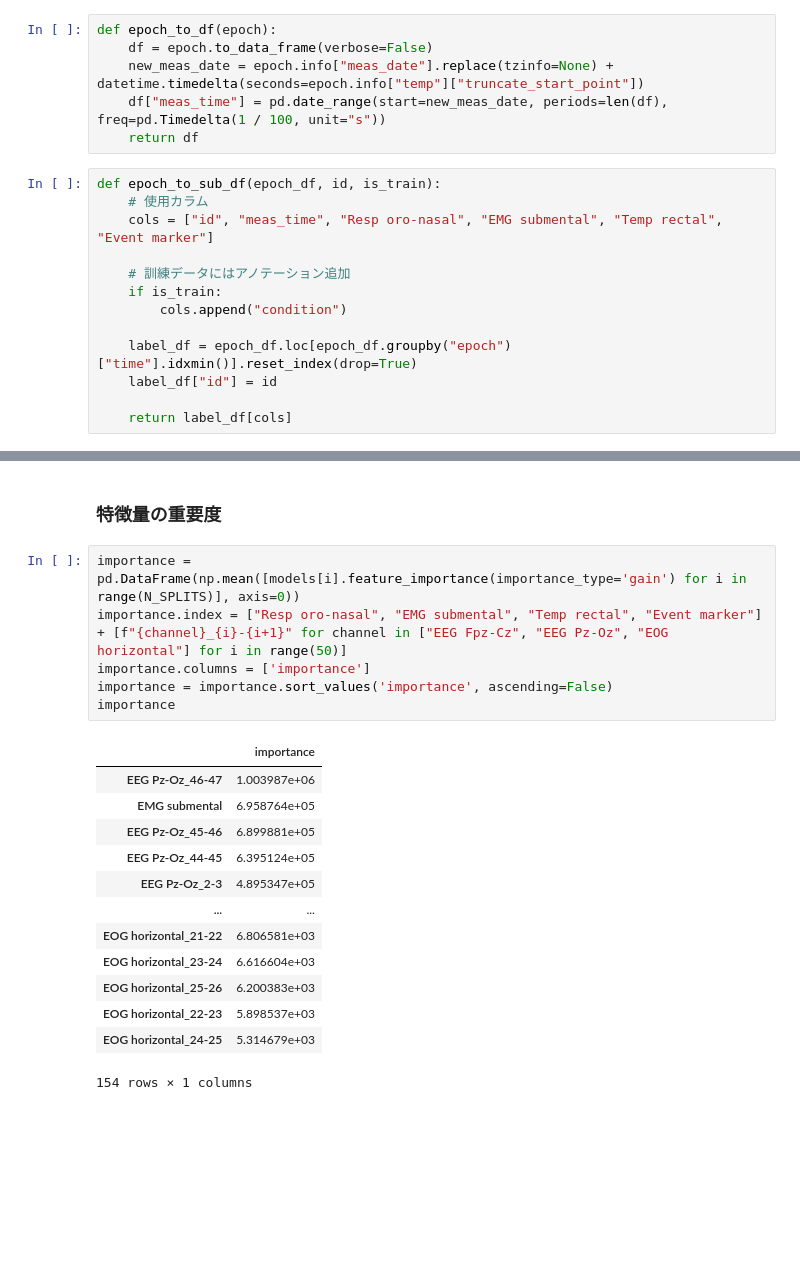
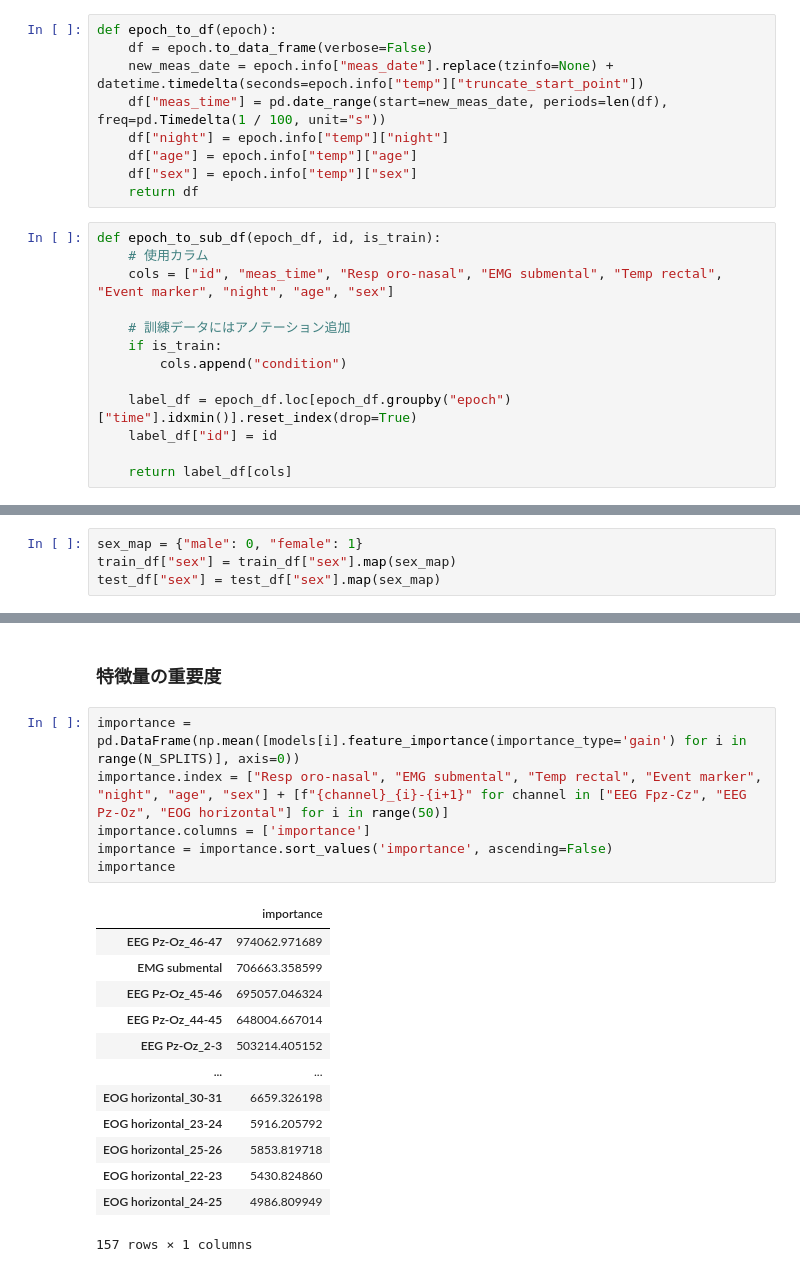
Before and after one commit to Sato-Daichi/Sleep_Stage_Detection, a Jupyter notebook: notebooks/tabular.ipynb, the cells around one changed output, grey strips where cells are left out. Saved outputs shown, nothing was run; the diff lists cells and outputs as text; blank space fills up the shorter version.

```diff
--- a/notebooks/tabular.ipynb
+++ b/notebooks/tabular.ipynb
@@ -15,11 +15,14 @@ def epoch_to_df(epoch):
     df = epoch.to_data_frame(verbose=False)
     new_meas_date = epoch.info["meas_date"].replace(tzinfo=None) + datetime.timedelta(seconds=epoch.info["temp"]["truncate_start_point"])
     df["meas_time"] = pd.date_range(start=new_meas_date, periods=len(df), freq=pd.Timedelta(1 / 100, unit="s"))
+    df["night"] = epoch.info["temp"]["night"]
+    df["age"] = epoch.info["temp"]["age"]
+    df["sex"] = epoch.info["temp"]["sex"]
     return df
 # %%
 def epoch_to_sub_df(epoch_df, id, is_train):
     # 使用カラム
-    cols = ["id", "meas_time", "Resp oro-nasal", "EMG submental", "Temp rectal", "Event marker"]
+    cols = ["id", "meas_time", "Resp oro-nasal", "EMG submental", "Temp rectal", "Event marker", "night", "age", "sex"]
 
     # 訓練データにはアノテーション追加
     if is_train:
@@ -91,6 +94,10 @@ for epoch in tqdm(test_epochs):
     _df = pd.concat([sub_df, feature_df], axis=1)
     test_df.append(pd.concat([sub_df, feature_df], axis=1))
 test_df = pd.concat(test_df)
+# %%
+sex_map = {"male": 0, "female": 1}
+train_df["sex"] = train_df["sex"].map(sex_map)
+test_df["sex"] = test_df["sex"].map(sex_map)
 # %% [markdown]
 ### __学習__
 
@@ -250,24 +257,24 @@ plt.show()
 ### __特徴量の重要度__
 # %%
 importance = pd.DataFrame(np.mean([models[i].feature_importance(importance_type='gain') for i in range(N_SPLITS)], axis=0))
-importance.index = ["Resp oro-nasal", "EMG submental", "Temp rectal", "Event marker"] + [f"{channel}_{i}-{i+1}" for channel in ["EEG Fpz-Cz", "EEG Pz-Oz", "EOG horizontal"] for i in range(50)]
+importance.index = ["Resp oro-nasal", "EMG submental", "Temp rectal", "Event marker", "night", "age", "sex"] + [f"{channel}_{i}-{i+1}" for channel in ["EEG Fpz-Cz", "EEG Pz-Oz", "EOG horizontal"] for i in range(50)]
 importance.columns = ['importance']
 importance = importance.sort_values('importance', ascending=False)
 importance
 # %% [output]
 |  | importance |
-| EEG Pz-Oz_46-47 | 1.003987e+06 |
-| EMG submental | 6.958764e+05 |
-| EEG Pz-Oz_45-46 | 6.899881e+05 |
-| EEG Pz-Oz_44-45 | 6.395124e+05 |
-| EEG Pz-Oz_2-3 | 4.895347e+05 |
+| EEG Pz-Oz_46-47 | 974062.971689 |
+| EMG submental | 706663.358599 |
+| EEG Pz-Oz_45-46 | 695057.046324 |
+| EEG Pz-Oz_44-45 | 648004.667014 |
+| EEG Pz-Oz_2-3 | 503214.405152 |
 | ... | ... |
-| EOG horizontal_21-22 | 6.806581e+03 |
-| EOG horizontal_23-24 | 6.616604e+03 |
-| EOG horizontal_25-26 | 6.200383e+03 |
-| EOG horizontal_22-23 | 5.898537e+03 |
-| EOG horizontal_24-25 | 5.314679e+03 |
+| EOG horizontal_30-31 | 6659.326198 |
+| EOG horizontal_23-24 | 5916.205792 |
+| EOG horizontal_25-26 | 5853.819718 |
+| EOG horizontal_22-23 | 5430.824860 |
+| EOG horizontal_24-25 | 4986.809949 |
-154 rows × 1 columns
+157 rows × 1 columns
 # %%
 # 特徴量の重要度を可視化
 plt.figure(figsize=(8, 40))
```
Also changed, not shown: parts of 6 cells of this notebook, 2 other files.
